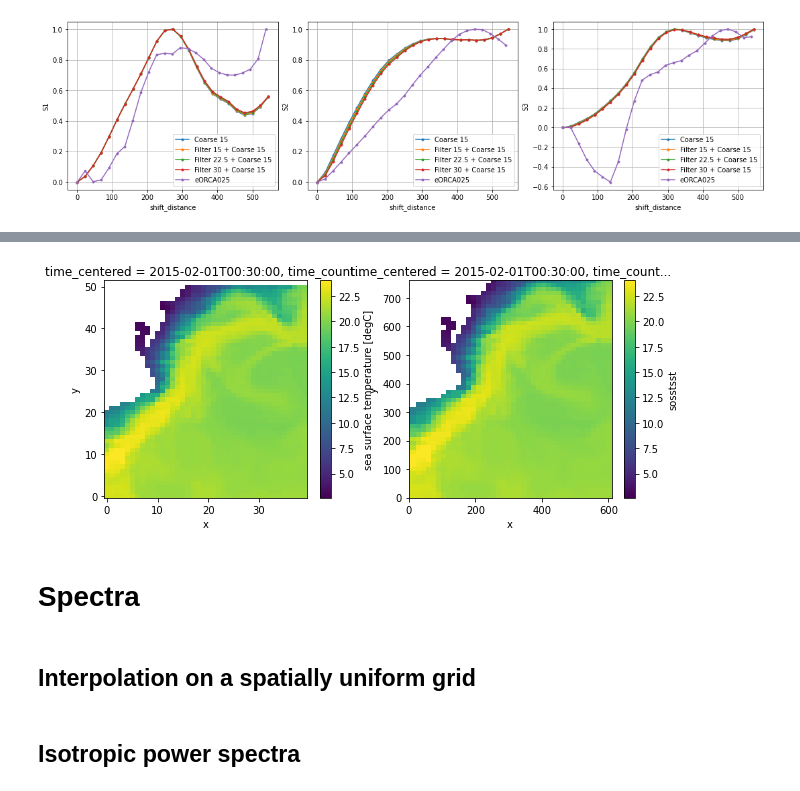
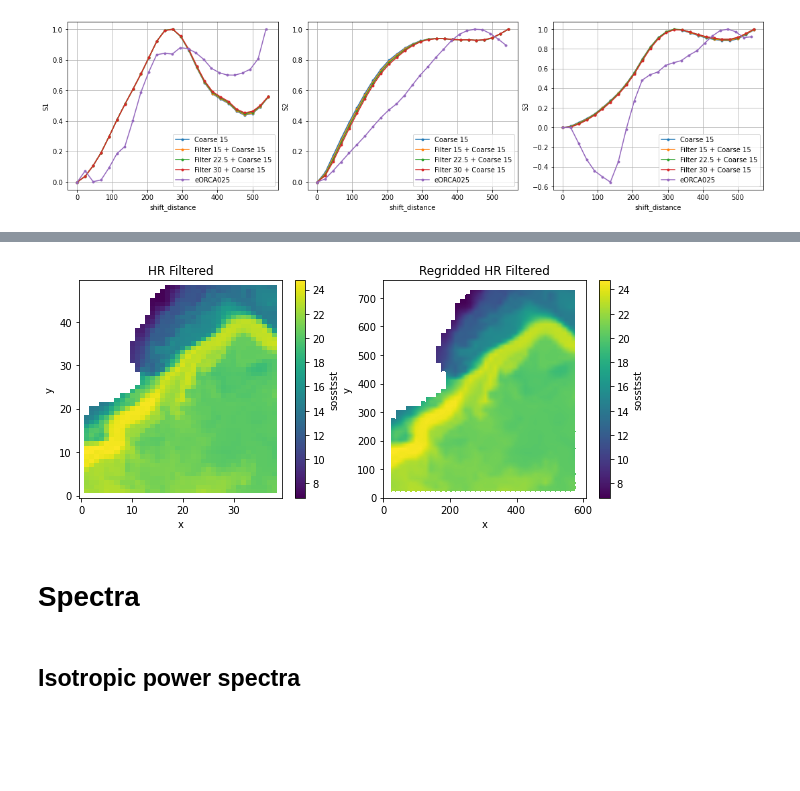
Before and after one commit to anastasiaGor/oceanDataNotebooks, a Jupyter notebook: gcm_filter/filter_scores.ipynb, the cells around one changed output, grey strips where cells are left out. Cells and saved outputs as stored; diff of their text form; code cells hidden in the pictures; blank space fills up the shorter version.

```diff
--- a/gcm_filter/filter_scores.ipynb
+++ b/gcm_filter/filter_scores.ipynb
@@ -564,4 +682,8 @@ def D_H(hist_P, hist_Q) :
     return np.sqrt(1.-BC(hist_P,hist_Q))
 
 def D_B(hist_P, hist_Q) :
-    return -np.log(BC(hist_P,hist_Q))
+    BC_val = BC(hist_P,hist_Q)
+    if (BC_val > 0) :
+        return -np.log(BC_val)
+    else:
+        return 0.
@@ -654,0 +748,27 @@ plt.show()
+# %%
+fig, ax = plt.subplots(nrows=1, ncols=2, constrained_layout=True, figsize=(15, 3.5))
+fig.suptitle('Distance between joint histograms of temperature and salinity gradients')
+name_hist = 'hist_temp_sal_sqr'
+ref_dataKey = 'LR'
+x = np.arange(len(data))
+bar_width = 0.11
+ax[0].bar(x, [D_B(hists[region][ref_dataKey][name_hist], hists[region]['HR'][name_hist]) for region in range(len(data))], width=bar_width)
+ax[1].bar(x, [D_H(hists[region][ref_dataKey][name_hist], hists[region]['HR'][name_hist]) for region in range(len(data))], width=bar_width, label='HR no filter')
+for ifilter in range(len(filters)) :
+    ax[0].bar(x+(ifilter+1)*bar_width, [D_B(hists[region][ref_dataKey][name_hist], hists[region]['HR_Filtered'][ifilter][name_hist]) for region in range(len(data))], width=bar_width)
+    ax[1].bar(x+(ifilter+1)*bar_width, [D_H(hists[region][ref_dataKey][name_hist], hists[region]['HR_Filtered'][ifilter][name_hist]) for region in range(len(data))], width=bar_width, \
+              label=filters[ifilter]['label'])
+ax[0].set_xticks(x + 1.25*bar_width)
+ax[0].set_xticklabels([data[region]['label'] for region in range(len(data))],fontsize=10)
+ax[0].xaxis.set_tick_params(labelsize='small')
+ax[0].set(title=r'$D_B$ ('+ ref_dataKey +', Filtered)')
+ax[0].set(yscale='linear')
+
+ax[1].set_xticks(x + 1.25*bar_width)
+ax[1].set_xticklabels([data[region]['label'] for region in range(len(data))])
+ax[1].xaxis.set_tick_params(labelsize='small')
+ax[1].set(title=r'$D_H$ ('+ ref_dataKey +', Filtered)')
+ax[1].set(yscale='linear')
+
+ax[-1].legend(bbox_to_anchor=(1.05, 1), loc='upper left')
+plt.show()
@@ -715,6 +841,6 @@ plt.show()
 # %%
-regrid_method = "nearest_s2d"
-#regrid_method = "bilinear"
+#regrid_method = "nearest_s2d"
+regrid_method = "bilinear"
 # %%
 for i in range(len(data)) :
     data[i]['Regrid_HR_Filtered'] = [dict({'label' : filters[ifilter]['label']}) for ifilter in range(len(filters))]
@@ -734,10 +860,13 @@ Wall time: 2min 31s
 # %%
+region=0
 fig, axis = plt.subplots(ncols=2, nrows=1, figsize=(10,4))
-data[0]['LR'].isel(time_counter=0).sosstsst.plot(ax=axis[0])
-data[0]['Regrid_LR'].isel(time_counter=0).sosstsst.plot(ax=axis[1])
+data[region]['HR_Filtered'][0].isel(time_counter=0).sosstsst.plot(ax=axis[0])
+data[region]['Regrid_HR_Filtered'][0].isel(time_counter=0).sosstsst.plot(ax=axis[1])
+axis[0].set(title='HR Filtered')
+axis[1].set(title='Regridded HR Filtered')
 plt.show()
 # %% [output]
-[figure, old version]
+[figure, new version]
 # %% [markdown]
 # Spectra
 # %%
@@ -764,5 +893,3 @@ def prepare_data_for_spec(data, variable) :
 
     res = res.drop(['depth', 'e1f', 'e1u', 'e1v', 'e2f', 'e2u', 'e2v', 'lat', 'lon', 'nav_lat', 'nav_lon', 'e1t', 'e2t'], errors='ignore')
     return res
-# %% [markdown]
-## Interpolation on a spatially uniform grid
```
Also changed, not shown: parts of 35 cells of this notebook.
